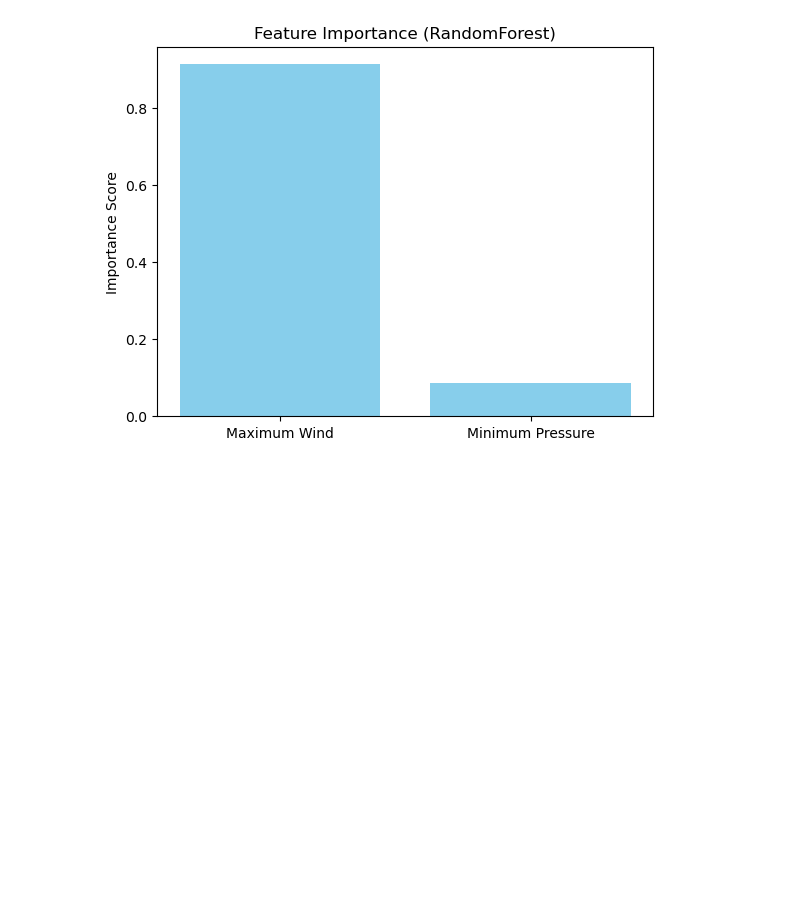
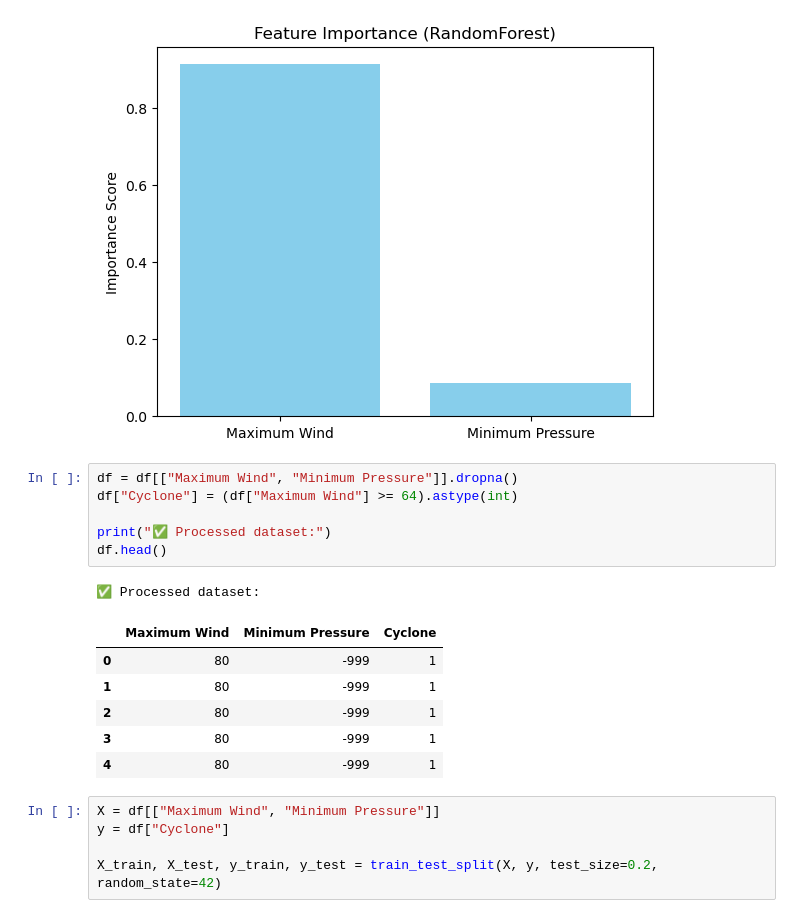
Before and after one commit to sravs154116/Cyclone_Intensity_Predition, a Jupyter notebook: Cyclone_Intern.ipynb, the cells around one changed output. Cells and saved outputs as stored; diff of their text form; blank space fills up the shorter version.

```diff
--- a/Cyclone_Intern.ipynb
+++ b/Cyclone_Intern.ipynb
@@ -199,3 +206,22 @@ plt.ylabel("Importance Score")
 plt.show()
 # %% [output]
 [figure]
+# %%
+df = df[["Maximum Wind", "Minimum Pressure"]].dropna()
+df["Cyclone"] = (df["Maximum Wind"] >= 64).astype(int)
+
+print("✅ Processed dataset:")
+df.head()
+# %% [output]
+✅ Processed dataset:
+|  | Maximum Wind | Minimum Pressure | Cyclone |
+| 0 | 80 | -999 | 1 |
+| 1 | 80 | -999 | 1 |
+| 2 | 80 | -999 | 1 |
+| 3 | 80 | -999 | 1 |
+| 4 | 80 | -999 | 1 |
+# %%
+X = df[["Maximum Wind", "Minimum Pressure"]]
+y = df["Cyclone"]
+
+X_train, X_test, y_train, y_test = train_test_split(X, y, test_size=0.2, random_state=42)
```
Also changed, not shown: parts of 9 cells of this notebook.
